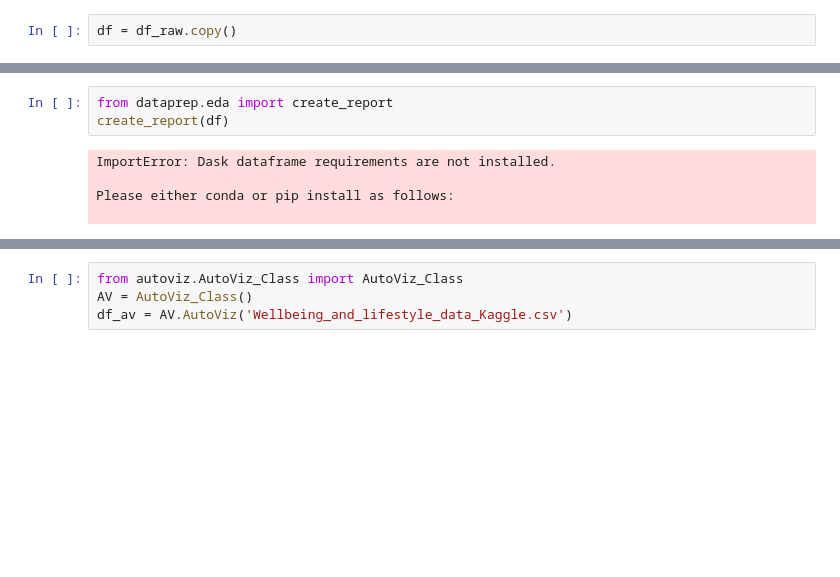
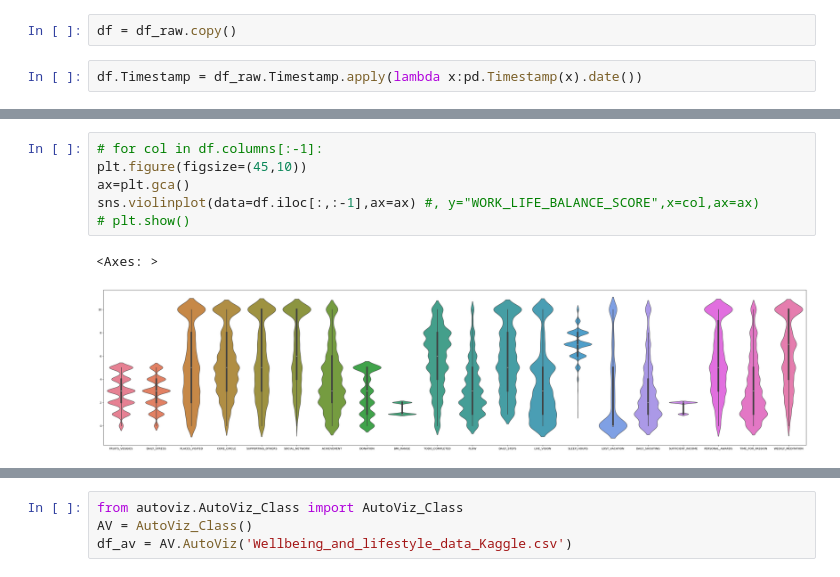
Before and after one commit to balajissp/ivy-dataviz-challenge, a Jupyter notebook: EDA.ipynb, the cells around one changed output, grey strips where cells are left out. Cells and saved outputs as stored; diff of their text form; blank space fills up the shorter version.

Commit message:
more plots

```diff
--- a/EDA.ipynb
+++ b/EDA.ipynb
@@ -19,4 +27,6 @@ df_raw.describe()
 # %%
 df = df_raw.copy()
+# %%
+df.Timestamp = df_raw.Timestamp.apply(lambda x:pd.Timestamp(x).date())
 # %%
 sns.pairplot(df)
@@ -26,8 +33,9 @@ sns.pairplot(df)
-# %%
-from dataprep.eda import create_report
-create_report(df)
-# %% [output]
-ImportError: Dask dataframe requirements are not installed.
-
-Please either conda or pip install as follows:
-
+# %%
+# for col in df.columns[:-1]:
+plt.figure(figsize=(45,10))
+ax=plt.gca()
+sns.violinplot(data=df.iloc[:,:-1],ax=ax) #, y="WORK_LIFE_BALANCE_SCORE",x=col,ax=ax)
+# plt.show()
+# %% [output]
+<Axes: >
+[figure, added]
```
Also changed, not shown: parts of 15 cells of this notebook, 1 other file.
